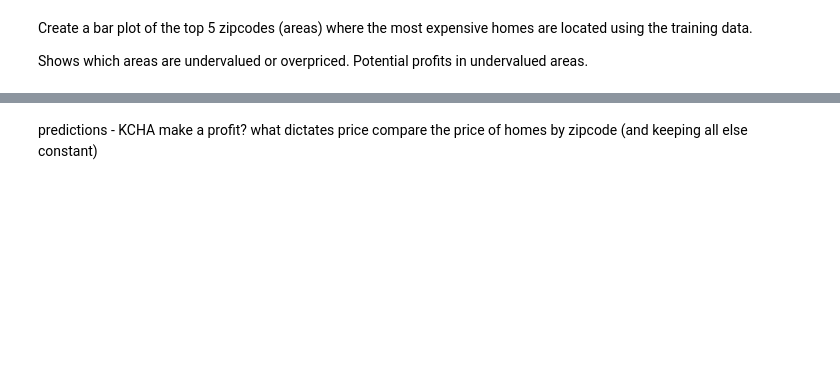
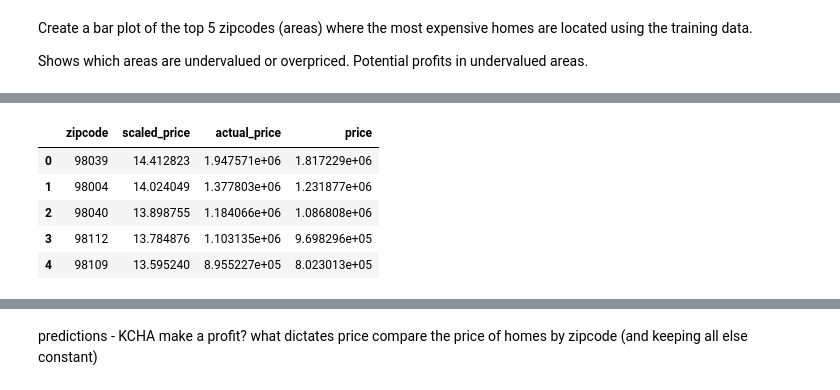
Before and after one commit to eric8395/Housing_Market_Linear_Regression, a Jupyter notebook: Housing Market Linear Regression.ipynb, the cells around one changed output, grey strips where cells are left out. Drawn from its saved outputs; the diff is of its cells as text; code cells hidden in the pictures; blank space fills up the shorter version.

```diff
--- a/Housing Market Linear Regression.ipynb
+++ b/Housing Market Linear Regression.ipynb
@@ -2086,11 +2076,13 @@ Shows which areas are undervalued or overpriced. Potential profits in undervalue
 # %%
-# recall we have our y_train, reassign to a df_price to be used for this analysis
-df_price = pd.DataFrame(y_train)
+# recall we have our y_test, reassign to a df_price to be used for this analysis
+df_price = pd.DataFrame(y_test)
+df_price = df_price.rename(columns={"price": "scaled_price"})
 
-# assign zipcodes from X_train zipcode column
-zipcodes = pd.DataFrame(X_train['zipcode'])
-zipcodes
+# assign zipcodes from X_test zipcode column
+zipcodes = pd.DataFrame(X_test['zipcode'])
 
-# combine the two new dfs
-top_zips = pd.concat([df_price, zipcodes], axis=1)
-top_zips.head()
+# combine the two new dfs of price and zipcodes
+top_zips = pd.concat([zipcodes, df_price], axis=1)
+
+# adds actual price column
+top_zips['actual_price'] = np.exp(top_zips['scaled_price'])
@@ -2131,3 +2163,12 @@ most_expensive
+# %%
+most_expensive.head()
+# %% [output]
+|  | zipcode | scaled_price | actual_price | price |
+| 0 | 98039 | 14.412823 | 1.947571e+06 | 1.817229e+06 |
+| 1 | 98004 | 14.024049 | 1.377803e+06 | 1.231877e+06 |
+| 2 | 98040 | 13.898755 | 1.184066e+06 | 1.086808e+06 |
+| 3 | 98112 | 13.784876 | 1.103135e+06 | 9.698296e+05 |
+| 4 | 98109 | 13.595240 | 8.955227e+05 | 8.023013e+05 |
 # %%
 # create a new variable states with a list of the values
 top_zipcodes = list(most_expensive.index)
```
Also changed, not shown: parts of 24 cells of this notebook, 3 other files.
